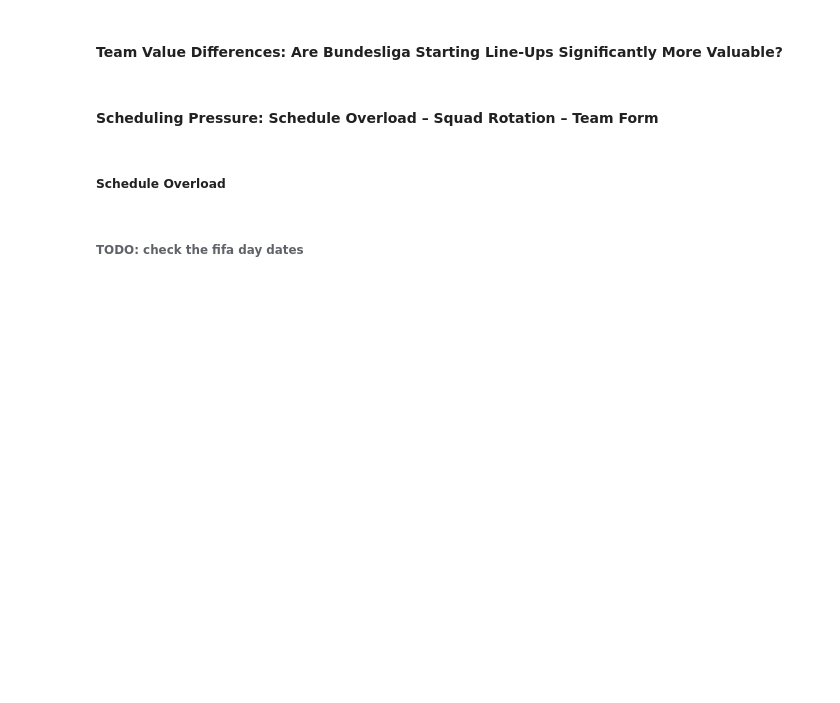
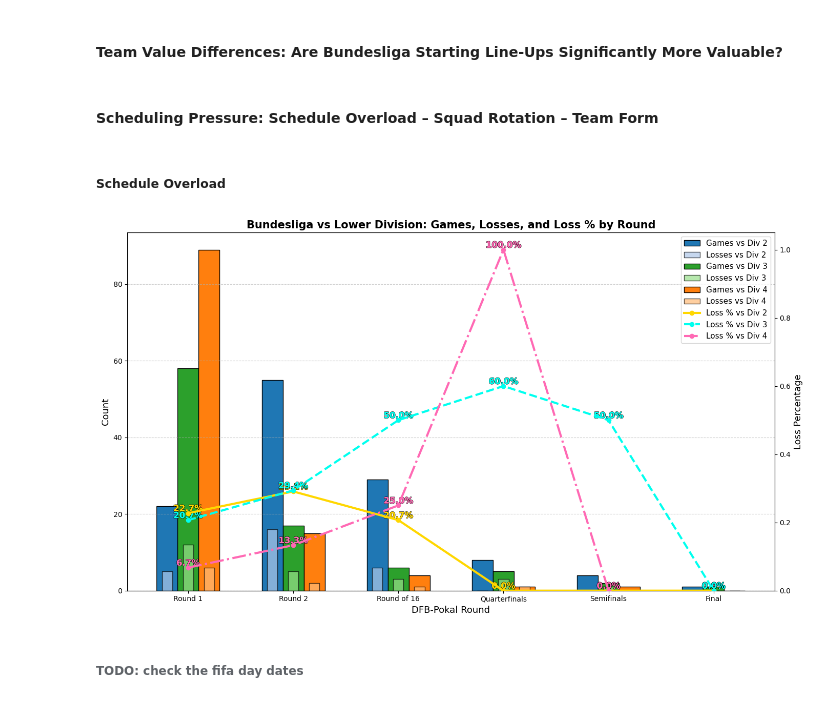
Before and after one commit to armin2080/DFB-Cup, a Jupyter notebook: notebook.ipynb, the cells around one changed output. Drawn from its saved outputs; the diff is of its cells as text; code cells hidden in the pictures; blank space fills up the shorter version.

```diff
--- a/notebook.ipynb
+++ b/notebook.ipynb
@@ -863,16 +873,3 @@ dfb_matches = dfb_matches.drop(columns=['match_link'])
-# %%
-dfb_matches['datetime'] = pd.to_datetime(dfb_matches['datetime'])
-matches['datetime'] = pd.to_datetime(matches['datetime'])
-
-# filter the matches that bundesliga teams lost against lower division teams
-losses = dfb_matches[
-    (
-        ((dfb_matches['home_division'] == 1) & (dfb_matches['away_division'] > 1)) & (dfb_matches['home_score'] < dfb_matches['away_score'])
-    ) |
-    (
-        ((dfb_matches['away_division'] == 1) & (dfb_matches['home_division'] > 1)) & (dfb_matches['away_score'] < dfb_matches['home_score'])
-    )
-]
 # %%
 def calculate_days_since_last_match(team, current_date):
     # Find previous matches for the given team before current_date
@@ -1033,35 +1081,43 @@ for i, div in enumerate(opponent_divisions):
         color=line_colors[i % len(line_colors)],
         linewidth=3, linestyle=line_styles[i % len(line_styles)],
         label=f'Loss % vs Div {div}', zorder=10
     )
     # Annotate percentage values in bold, stagger vertically to avoid overlap, with white shadow for visibility
     for xi, yi in zip(x, pct):
         if not np.isnan(yi):
             # Stagger annotations by division index to avoid overlap
             vertical_offset = 0
             ax2.text(
                 xi, yi + vertical_offset, f"{yi:.1%}",
                 ha='center', va='bottom', fontsize=12,
                 color=line_colors[i % len(line_colors)],
                 fontweight='bold',
                 path_effects=[
                     matplotlib.patheffects.withStroke(linewidth=1, foreground="black"),
                     matplotlib.patheffects.Normal()
                 ]
             )
 
 ax2.set_ylabel('Loss Percentage', fontsize=13)
 ax2.set_ylim(0, 1.05)
 
 # Combine legends from both axes
 handles1, labels1 = ax1.get_legend_handles_labels()
 handles2, labels2 = ax2.get_legend_handles_labels()
 ax2.legend(handles1 + handles2, labels1 + labels2, loc='upper right', fontsize=11)
+ax1.set_xticklabels([{
+    1: "Round 1",
+    2: "Round 2",
+    3: "Round of 16",
+    4: "Quarterfinals",
+    5: "Semifinals",
+    6: "Final"
+}.get(r, str(r)) for r in rounds])
 
 plt.tight_layout()
 plt.show()
-
-round_stats_df
+# %% [output]
+[figure, added]
 # %%
 # For each round, find the most frequent (mode) month(s) in which matches were held
 dfb_matches['month'] = dfb_matches['datetime'].dt.month
```
Also changed, not shown: parts of 34 cells of this notebook.
